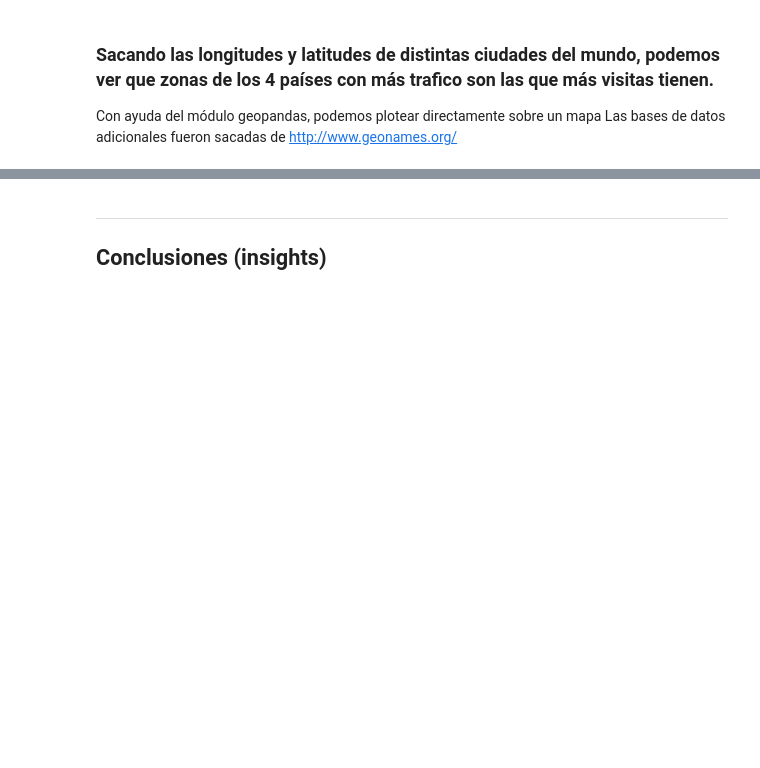
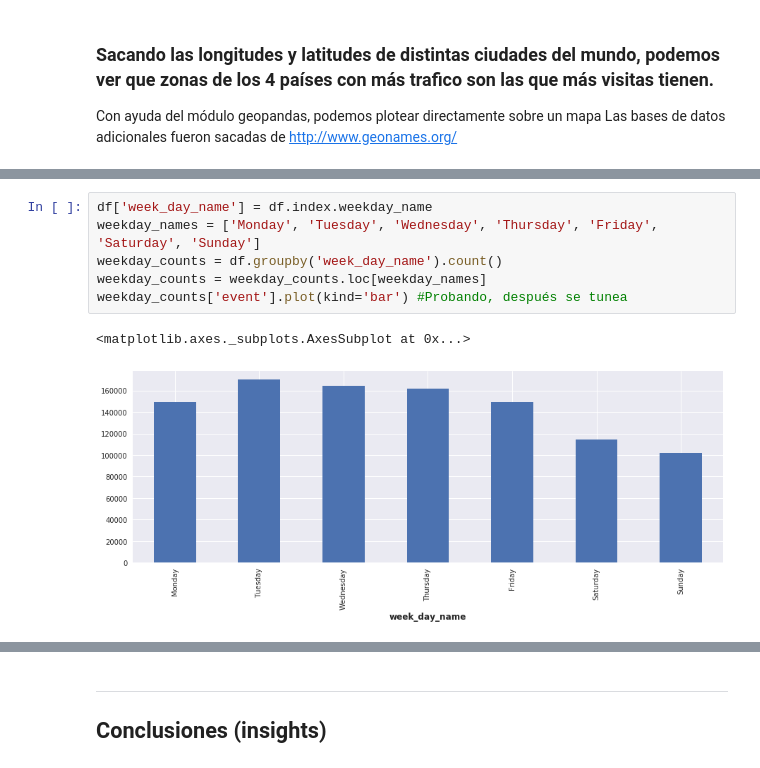
Before and after one commit to FdelMazo/7506-Datos, a Jupyter notebook: TP1/TP1.ipynb, the cells around one changed output, grey strips where cells are left out. Cells and saved outputs as stored; diff of their text form; blank space fills up the shorter version.

```diff
--- a/TP1/TP1.ipynb
+++ b/TP1/TP1.ipynb
@@ -192,0 +379,9 @@ g.set_ylabel("Mes")
+# %%
+df['week_day_name'] = df.index.weekday_name
+weekday_names = ['Monday', 'Tuesday', 'Wednesday', 'Thursday', 'Friday', 'Saturday', 'Sunday']
+weekday_counts = df.groupby('week_day_name').count()
+weekday_counts = weekday_counts.loc[weekday_names]
+weekday_counts['event'].plot(kind='bar') #Probando, después se tunea
+# %% [output]
+<matplotlib.axes._subplots.AxesSubplot at 0x...>
+[figure, added]
```
Also changed, not shown: parts of 21 cells of this notebook.
